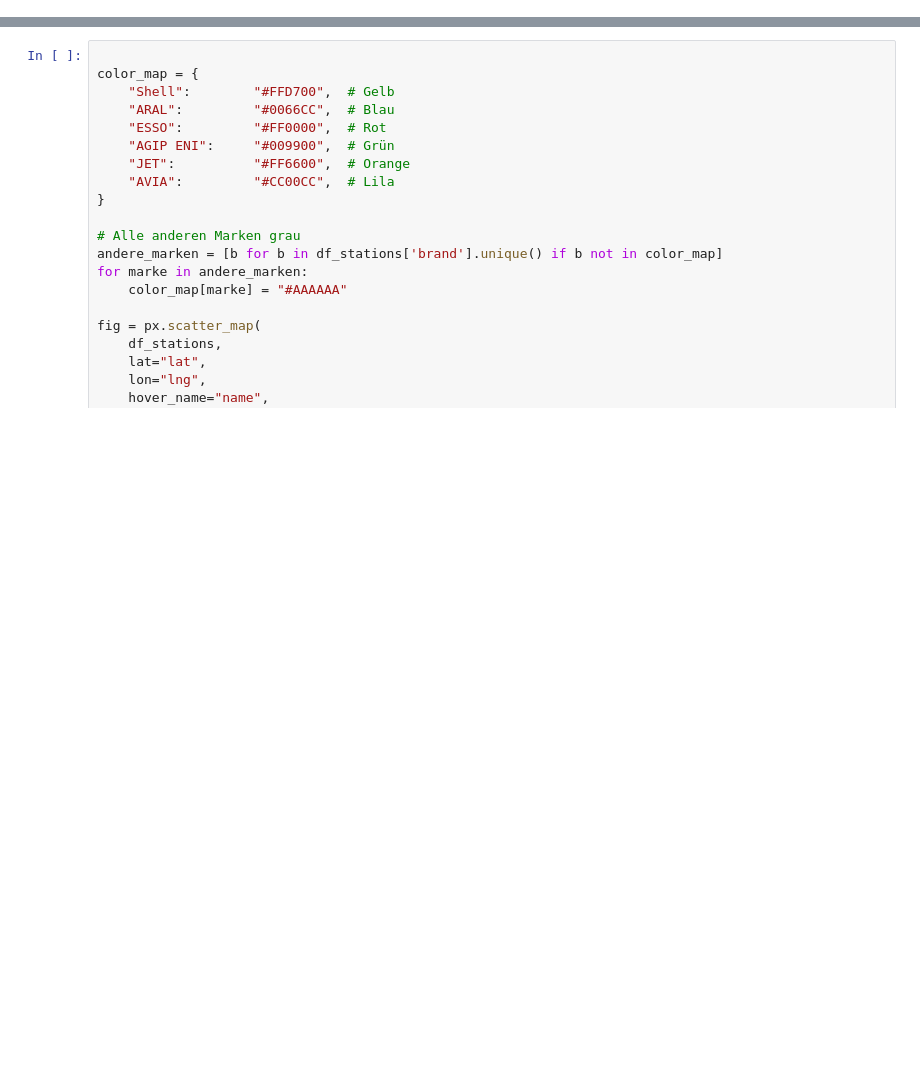
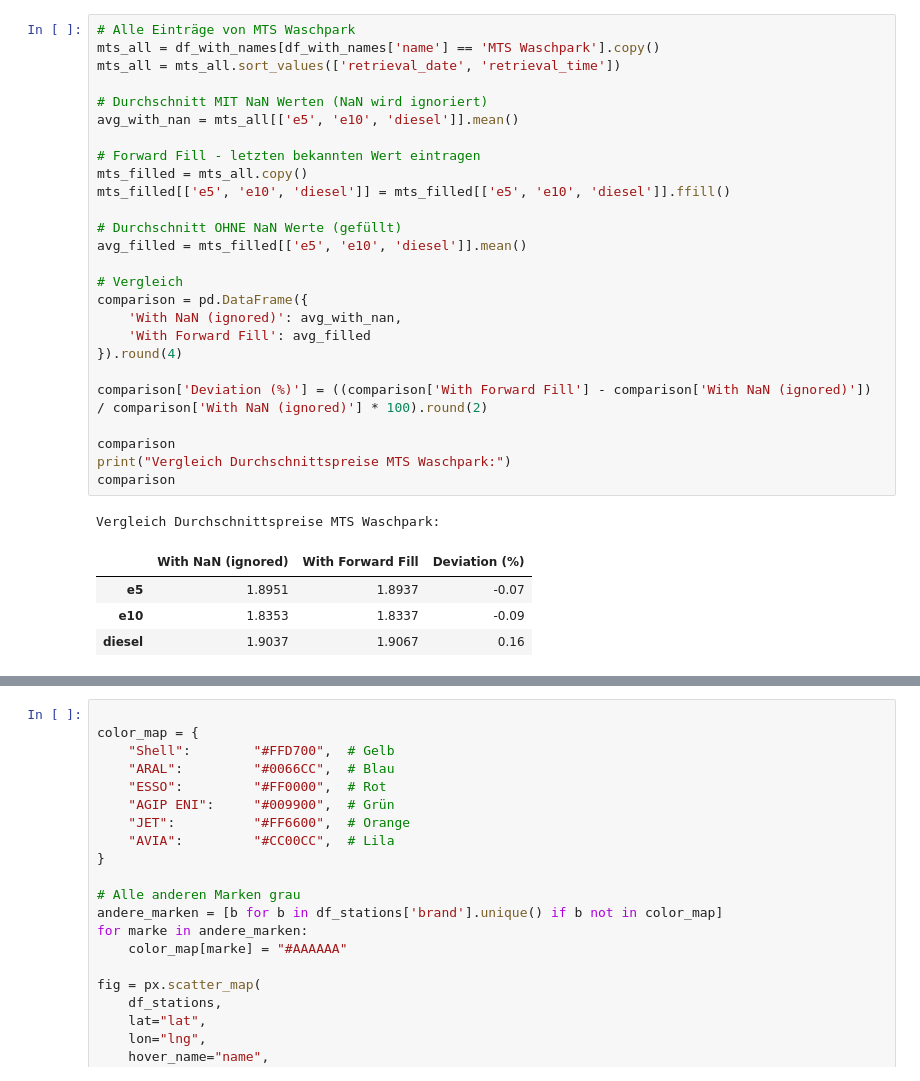
Before and after one commit to patrickpetre823/gasstation-price-analysis, a Jupyter notebook: exploration.ipynb, the cells around one changed output, grey strips where cells are left out. Saved outputs shown, nothing was run; the diff lists cells and outputs as text; blank space fills up the shorter version.

```diff
--- a/exploration.ipynb
+++ b/exploration.ipynb
@@ -87,0 +181,32 @@ df_stations.head()
+# %%
+# Alle Einträge von MTS Waschpark
+mts_all = df_with_names[df_with_names['name'] == 'MTS Waschpark'].copy()
+mts_all = mts_all.sort_values(['retrieval_date', 'retrieval_time'])
+
+# Durchschnitt MIT NaN Werten (NaN wird ignoriert)
+avg_with_nan = mts_all[['e5', 'e10', 'diesel']].mean()
+
+# Forward Fill - letzten bekannten Wert eintragen
+mts_filled = mts_all.copy()
+mts_filled[['e5', 'e10', 'diesel']] = mts_filled[['e5', 'e10', 'diesel']].ffill()
+
+# Durchschnitt OHNE NaN Werte (gefüllt)
+avg_filled = mts_filled[['e5', 'e10', 'diesel']].mean()
+
+# Vergleich
+comparison = pd.DataFrame({
+    'With NaN (ignored)': avg_with_nan,
+    'With Forward Fill': avg_filled
+}).round(4)
+
+comparison['Deviation (%)'] = ((comparison['With Forward Fill'] - comparison['With NaN (ignored)']) / comparison['With NaN (ignored)'] * 100).round(2)
+
+comparison
+print("Vergleich Durchschnittspreise MTS Waschpark:")
+comparison
+# %% [output]
+Vergleich Durchschnittspreise MTS Waschpark:
+|  | With NaN (ignored) | With Forward Fill | Deviation (%) |
+| e5 | 1.8951 | 1.8937 | -0.07 |
+| e10 | 1.8353 | 1.8337 | -0.09 |
+| diesel | 1.9037 | 1.9067 | 0.16 |
```
Also changed, not shown: parts of 9 cells of this notebook, 1 other file.
